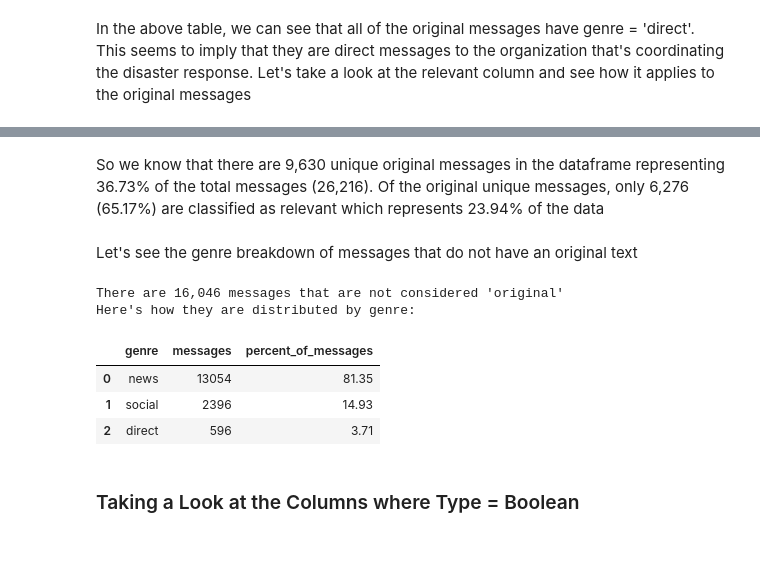
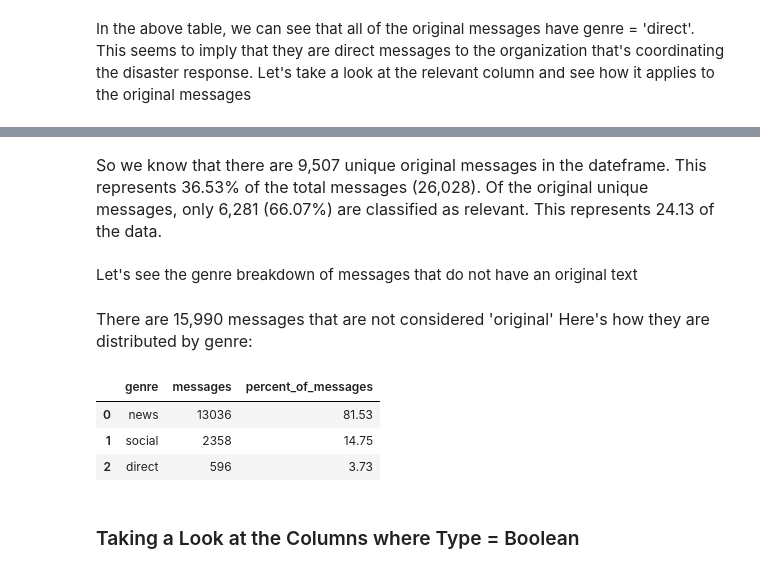
Before and after one commit to ghgeist/disaster_response_project, a Jupyter notebook: notebooks/01.5_eda.ipynb, the cells around one changed output, grey strips where cells are left out. Drawn from its saved outputs; the diff is of its cells as text; code cells hidden in the pictures.

```diff
--- a/notebooks/01.5_eda.ipynb
+++ b/notebooks/01.5_eda.ipynb
@@ -123,32 +131,56 @@ Total number of unique original_messages: 9630
-# %% [markdown]
-So we know that there are 9,630 unique original messages in the dataframe representing 36.73% of the total messages (26,216). Of the original unique messages, only 6,276 (65.17%) are classified as relevant which represents 23.94% of the data
+# %%
+#Create a variable called 'related_messages' that stores the number of messages where 'related' is 1
+related_messages = related_message_count_df[related_message_count_df['related'] == 1]['message'].values[0]
+
+#Create a variable called 'related_messages_percentage' that stores the percentage of messages where 'related' is 1
+related_messages_percentage = related_message_count_df[related_message_count_df['related'] == 1]['percentage'].values[0]
+
+display(Markdown(
+    f'''<p style="font-size:16px">
+    So we know that there are {total_original_messages:,} unique original messages in the dateframe.
+    This represents {round((total_original_messages/total_rows)*100,2)}% of the total messages ({total_rows:,}).
+    Of the original unique messages, only {related_messages:,} ({related_messages_percentage}%) are classified as relevant.
+    This represents {round((related_messages/total_rows)*100,2):,} of the data.</p>'''
+))
+# %% [output]
+<p style="font-size:16px">
+    So we know that there are 9,507 unique original messages in the dateframe.
+    This represents 36.53% of the total messages (26,028).
+    Of the original unique messages, only 6,281 (66.07%) are classified as relevant.
+    This represents 24.13 of the data.</p>
 # %% [markdown]
 Let's see the genre breakdown of messages that do not have an original text
 # %%
 #Using df, group by genre and count the number of messages where 'original' is NaN. Sort by count in descending order
 genre_message_nan_count = df[df['original'].isna()].groupby('genre')['message'].count().sort_values(ascending=False)
 
 #Convert the series to a dataframe
 genre_message_nan_count = genre_message_nan_count.reset_index()
 genre_message_nan_count.columns = ['genre', 'messages']
 
 #Sum the values in 'messages'
 total_messages = genre_message_nan_count['messages'].sum()
 
 #Divide the values in 'messages' by the total to get the percentage
 genre_message_nan_count['percent_of_messages'] = round(genre_message_nan_count['messages'] / total_messages * 100, 2)
 
-#Summarize the results
-print(f"There are {total_messages:,} messages that are not considered 'original'")
-print("Here's how they are distributed by genre:")
+display(Markdown(
+    f'''<p style="font-size:16px">
+    There are {total_messages:,} messages that are not considered 'original'
+    Here's how they are distributed by genre:
+    </p>'''
+))
+#Display the dataframe
 genre_message_nan_count
 # %% [output]
-There are 16,046 messages that are not considered 'original'
-Here's how they are distributed by genre:
+<p style="font-size:16px">
+    There are 15,990 messages that are not considered 'original'
+    Here's how they are distributed by genre:
+    </p>
 |  | genre | messages | percent_of_messages |
-| 0 | news | 13054 | 81.35 |
-| 1 | social | 2396 | 14.93 |
-| 2 | direct | 596 | 3.71 |
+| 0 | news | 13036 | 81.53 |
+| 1 | social | 2358 | 14.75 |
+| 2 | direct | 596 | 3.73 |
 # %% [markdown]
 ### Taking a Look at the Columns where Type = Boolean
 # %%
```
Also changed, not shown: parts of 11 cells of this notebook, 1 other file.
